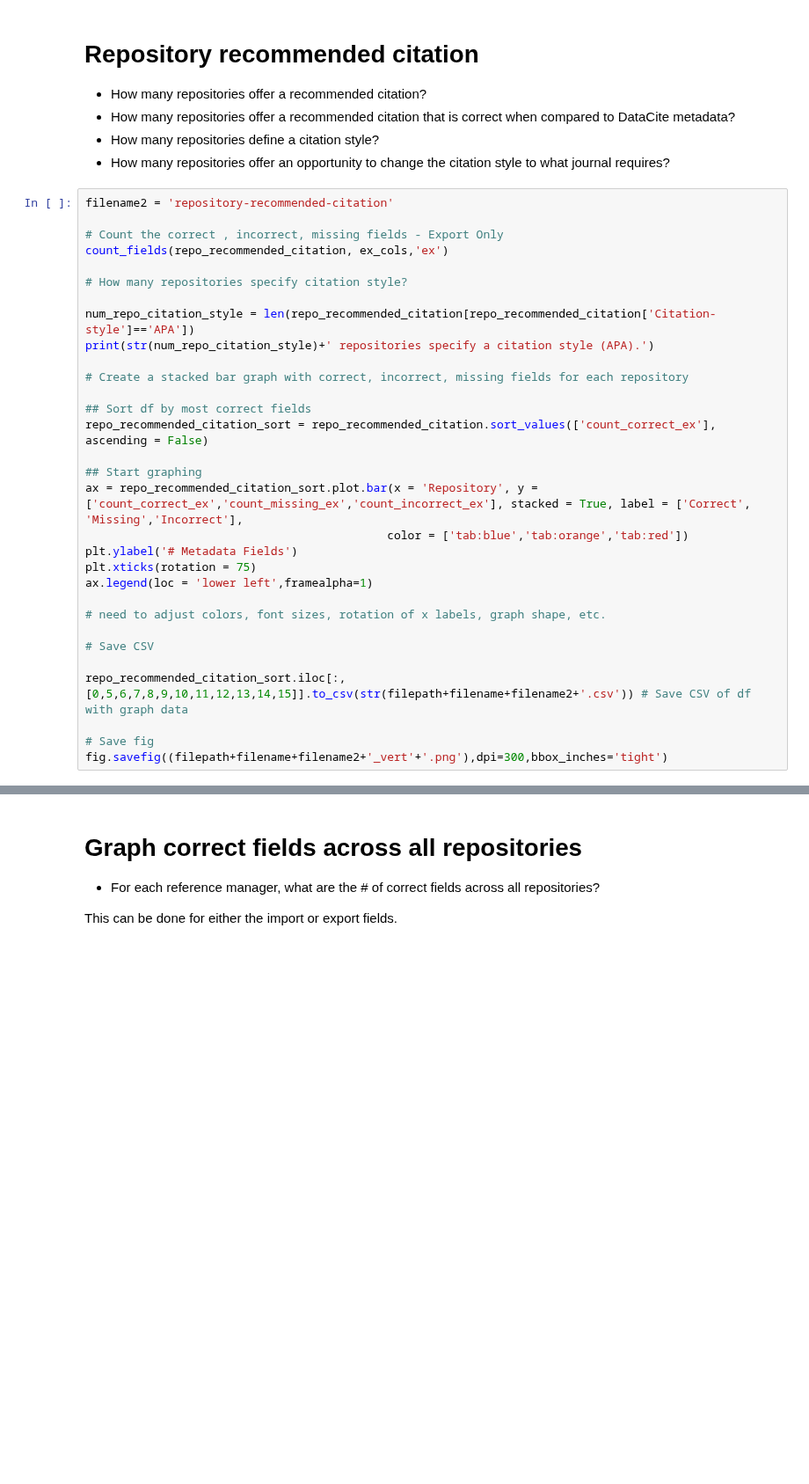
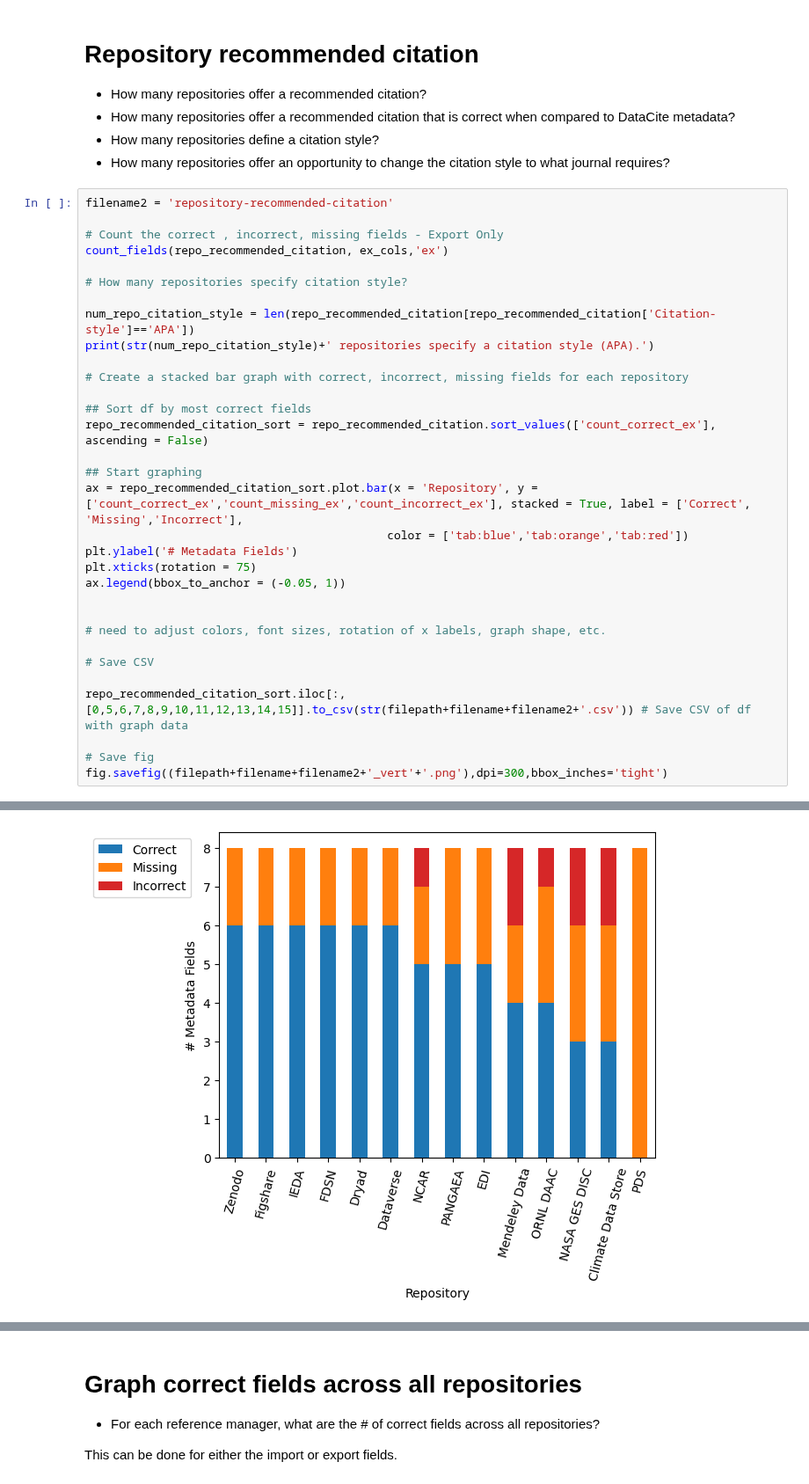
Before and after one commit to kvrouwenvelder/reference-manager-analysis, a Jupyter notebook: reference-manager-citations-ESIP.ipynb, the cells around one changed output, grey strips where cells are left out. Shown at 88% size. Saved outputs shown, nothing was run; the diff lists cells and outputs as text; blank space fills up the shorter version.

Commit message:
added changes to pie charts and legend formatting

```diff
--- a/reference-manager-citations-ESIP.ipynb
+++ b/reference-manager-citations-ESIP.ipynb
@@ -182,7 +182,8 @@ ax = repo_recommended_citation_sort.plot.bar(x = 'Repository', y = ['count_corre
                                             color = ['tab:blue','tab:orange','tab:red'])
 plt.ylabel('# Metadata Fields')
 plt.xticks(rotation = 75)
-ax.legend(loc = 'lower left',framealpha=1)
+ax.legend(bbox_to_anchor = (-0.05, 1))
+
 
 # need to adjust colors, font sizes, rotation of x labels, graph shape, etc.
 
@@ -196,0 +198 @@ KeyError: 'Citation-style'
+[figure, added]
```
Also changed, not shown: parts of 14 cells of this notebook.
